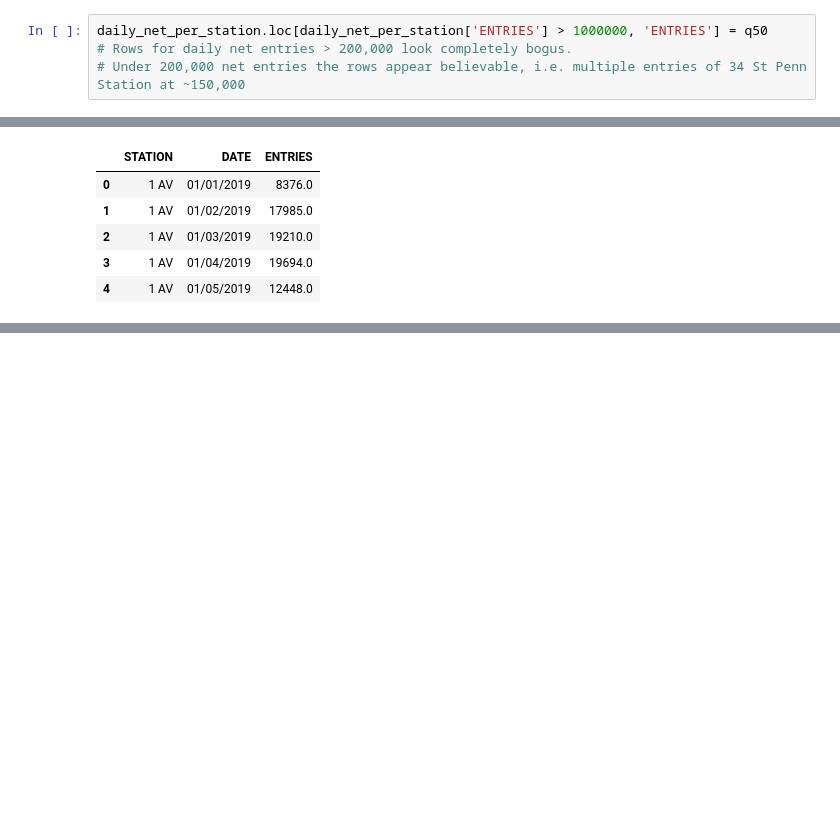
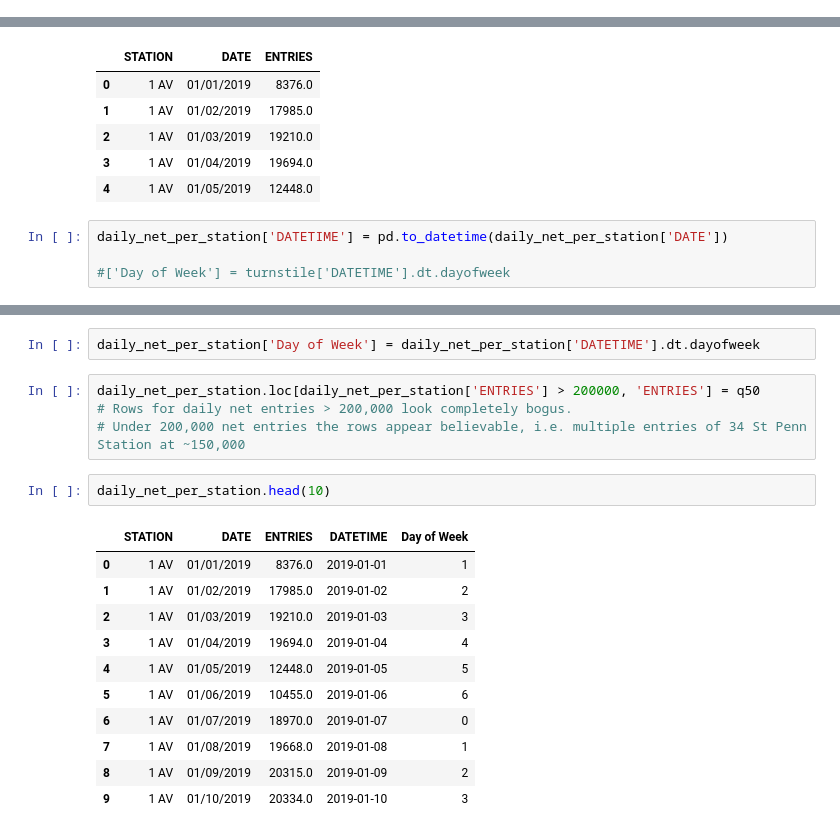
Before and after one commit to alexmuhr/metis_project_1, a Jupyter notebook: Project1_Master.ipynb, the cells around one changed output, grey strips where cells are left out. Cells and saved outputs as stored; diff of their text form; blank space fills up the shorter version.

Commit message:
Average per day of week

```diff
--- a/Project1_Master.ipynb
+++ b/Project1_Master.ipynb
@@ -141,10 +145,6 @@ print(q25, q50, q75)
 3237.25 6421.5 13719.75
 # %%
 recover = daily_net_per_station
-# %%
-daily_net_per_station.loc[daily_net_per_station['ENTRIES'] > 1000000, 'ENTRIES'] = q50
-# Rows for daily net entries > 200,000 look completely bogus.
-# Under 200,000 net entries the rows appear believable, i.e. multiple entries of 34 St Penn Station at ~150,000
 # %%
 daily_net_per_station.head()
 # %% [output]
@@ -154,3 +154,7 @@ daily_net_per_station.head()
 | 2 | 1 AV | 01/03/2019 | 19210.0 |
 | 3 | 1 AV | 01/04/2019 | 19694.0 |
 | 4 | 1 AV | 01/05/2019 | 12448.0 |
+# %%
+daily_net_per_station['DATETIME'] = pd.to_datetime(daily_net_per_station['DATE'])
+
+#['Day of Week'] = turnstile['DATETIME'].dt.dayofweek
@@ -157 +170,21 @@ daily_net_per_station.head()
+# %%
+daily_net_per_station['Day of Week'] = daily_net_per_station['DATETIME'].dt.dayofweek
+# %%
+daily_net_per_station.loc[daily_net_per_station['ENTRIES'] > 200000, 'ENTRIES'] = q50
+# Rows for daily net entries > 200,000 look completely bogus.
+# Under 200,000 net entries the rows appear believable, i.e. multiple entries of 34 St Penn Station at ~150,000
+# %%
+daily_net_per_station.head(10)
+# %% [output]
+|  | STATION | DATE | ENTRIES | DATETIME | Day of Week |
+| 0 | 1 AV | 01/01/2019 | 8376.0 | 2019-01-01 | 1 |
+| 1 | 1 AV | 01/02/2019 | 17985.0 | 2019-01-02 | 2 |
+| 2 | 1 AV | 01/03/2019 | 19210.0 | 2019-01-03 | 3 |
+| 3 | 1 AV | 01/04/2019 | 19694.0 | 2019-01-04 | 4 |
+| 4 | 1 AV | 01/05/2019 | 12448.0 | 2019-01-05 | 5 |
+| 5 | 1 AV | 01/06/2019 | 10455.0 | 2019-01-06 | 6 |
+| 6 | 1 AV | 01/07/2019 | 18970.0 | 2019-01-07 | 0 |
+| 7 | 1 AV | 01/08/2019 | 19668.0 | 2019-01-08 | 1 |
+| 8 | 1 AV | 01/09/2019 | 20315.0 | 2019-01-09 | 2 |
+| 9 | 1 AV | 01/10/2019 | 20334.0 | 2019-01-10 | 3 |
 # %%
```
Also changed, not shown: parts of 11 cells of this notebook.
